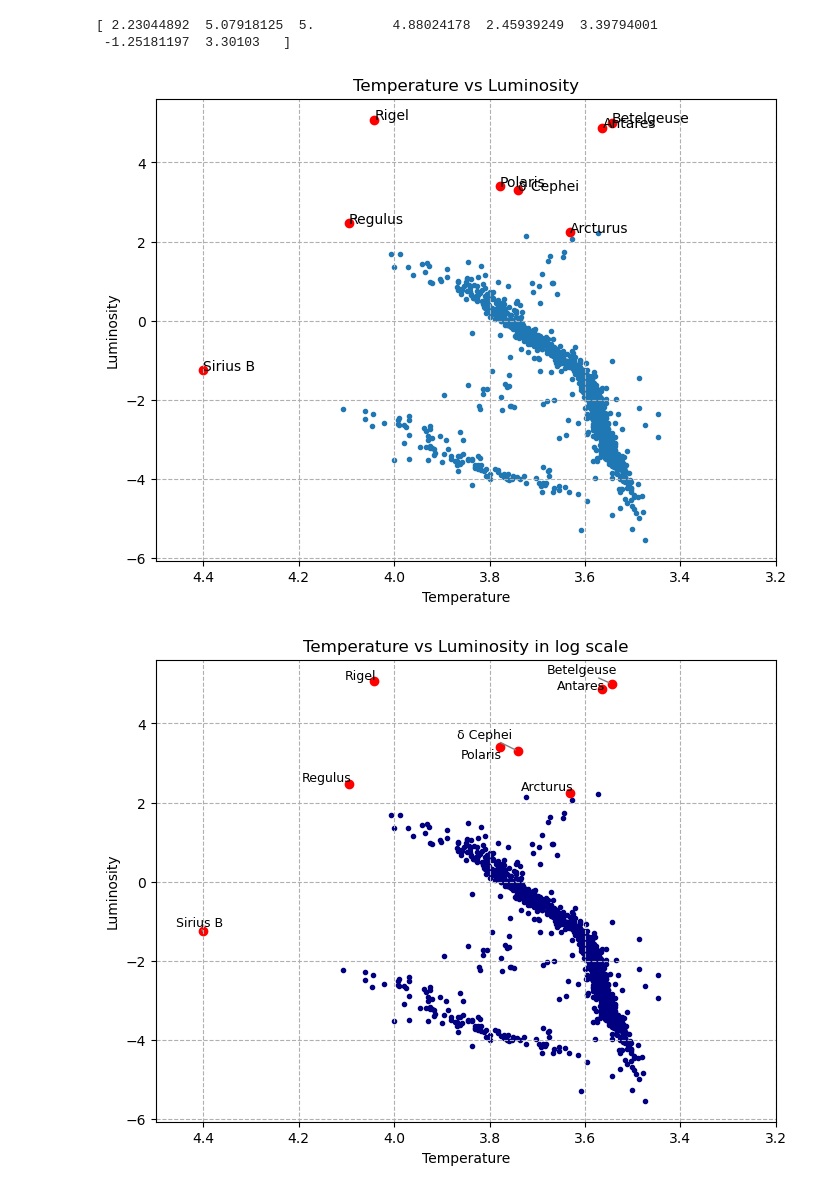
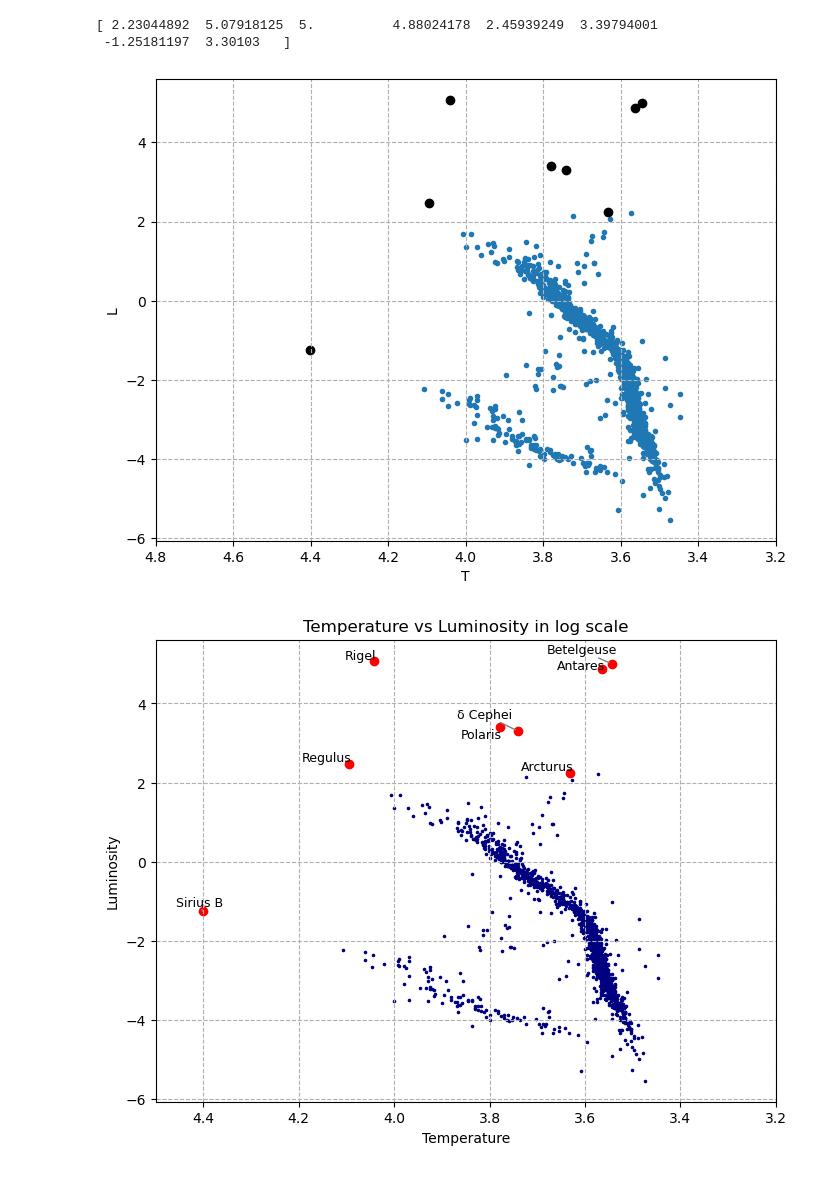
Before and after one commit to Argemenon/Astronomy_and_Simulations, a Jupyter notebook: IDC 201/Nearest2K/Nearest2Kstars.ipynb, the cells around one changed output. Saved outputs shown, nothing was run; the diff lists cells and outputs as text; code cells hidden in the pictures.

```diff
--- a/IDC 201/Nearest2K/Nearest2Kstars.ipynb
+++ b/IDC 201/Nearest2K/Nearest2Kstars.ipynb
@@ -48,38 +48,38 @@ B_V = [1.23, -0.03, 1.85, 1.83, -0.13, 0.60, 0.29, 0.90]
 # %%
 plt.figure(figsize=(8,6))
 
 loglum = np.log10(data1.lum)
 logtefff = np.log10(data1.Tefff)
 
 plt.scatter(logtefff, loglum, marker='.')
 # plt.yticks(data.Colour)
 # plt.xticks(np.arange(12,24,1))
 # plt.yticks(np.arange(0,20,0.01))
 
-plt.scatter(log_Teff, log_Luminosity , color = 'red', label = "special stars")
+plt.scatter(log_Teff, log_Luminosity , color = 'k', label = "special stars")
 
-for i in range (0,8):
-    plt.annotate(star_names[i], (log_Teff[i], log_Luminosity[i]))
+# for i in range (0,8):
+#     plt.annotate(star_names[i], (log_Teff[i], log_Luminosity[i]))
 
 
 
-plt.xlim(4.5,3.2)
+plt.xlim(4.8,3.2)
 # # plt.ylim(0.5,20)
 
 
 
-plt.xlabel('Temperature')
-plt.ylabel('Luminosity')
-plt.title('Temperature vs Luminosity')
+plt.xlabel('T')
+plt.ylabel('L')
+# plt.title('Temperature vs Luminosity')
 plt.grid(True, linestyle= '--')
 # %% [output]
-[figure, old version]
+[figure, new version]
 # %%
 plt.figure(figsize=(8,6))
 
 loglum = np.log10(data1.lum)
 
-plt.scatter(logtefff, loglum, marker='.', color = 'navy')
+plt.scatter(logtefff, loglum, marker='.', color = 'navy', s=10)
 # plt.yticks(data.Colour)
 # plt.xticks(np.arange(12,24,1))
 # plt.yticks(np.arange(0,20,0.01))
@@ -108,7 +108,7 @@ plt.ylabel('Luminosity')
 plt.title('Temperature vs Luminosity in log scale')
 plt.grid(True, linestyle= '--')
 # %% [output]
-[figure, old version]
+[figure, new version]
 # %%
 plt.figure(figsize=(8,6))
 
```
Also changed, not shown: parts of 3 cells of this notebook, 1 other file.
